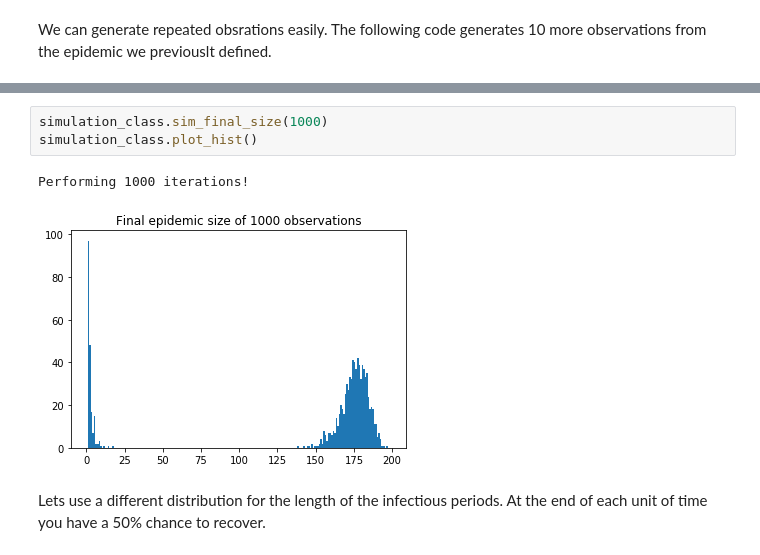
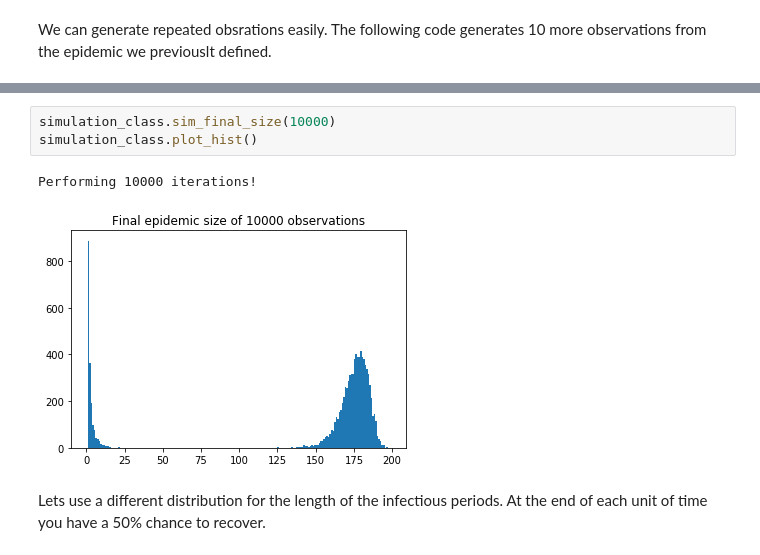
Before and after one commit to martyn1fyles/Network-Epidemic-Simulation, a Jupyter notebook: Demos/Demo Notebook (Simple).ipynb, the cells around one changed output, grey strips where cells are left out. Saved outputs shown, nothing was run; the diff lists cells and outputs as text.

```diff
--- a/Demos/Demo Notebook (Simple).ipynb
+++ b/Demos/Demo Notebook (Simple).ipynb
@@ -37,9 +40,9 @@ Performing 10 iterations!
 # %%
-simulation_class.sim_final_size(1000)
+simulation_class.sim_final_size(10000)
 simulation_class.plot_hist()
 # %% [output]
-Performing 1000 iterations!
+Performing 10000 iterations!
-[figure, old version]
+[figure, new version]
 # %% [markdown]
 Lets use a different distribution for the length of the infectious periods. At the end of each unit of time you have a 50% chance to recover.
 # %%
```
Also changed, not shown: parts of 6 cells of this notebook, 4 other files.
